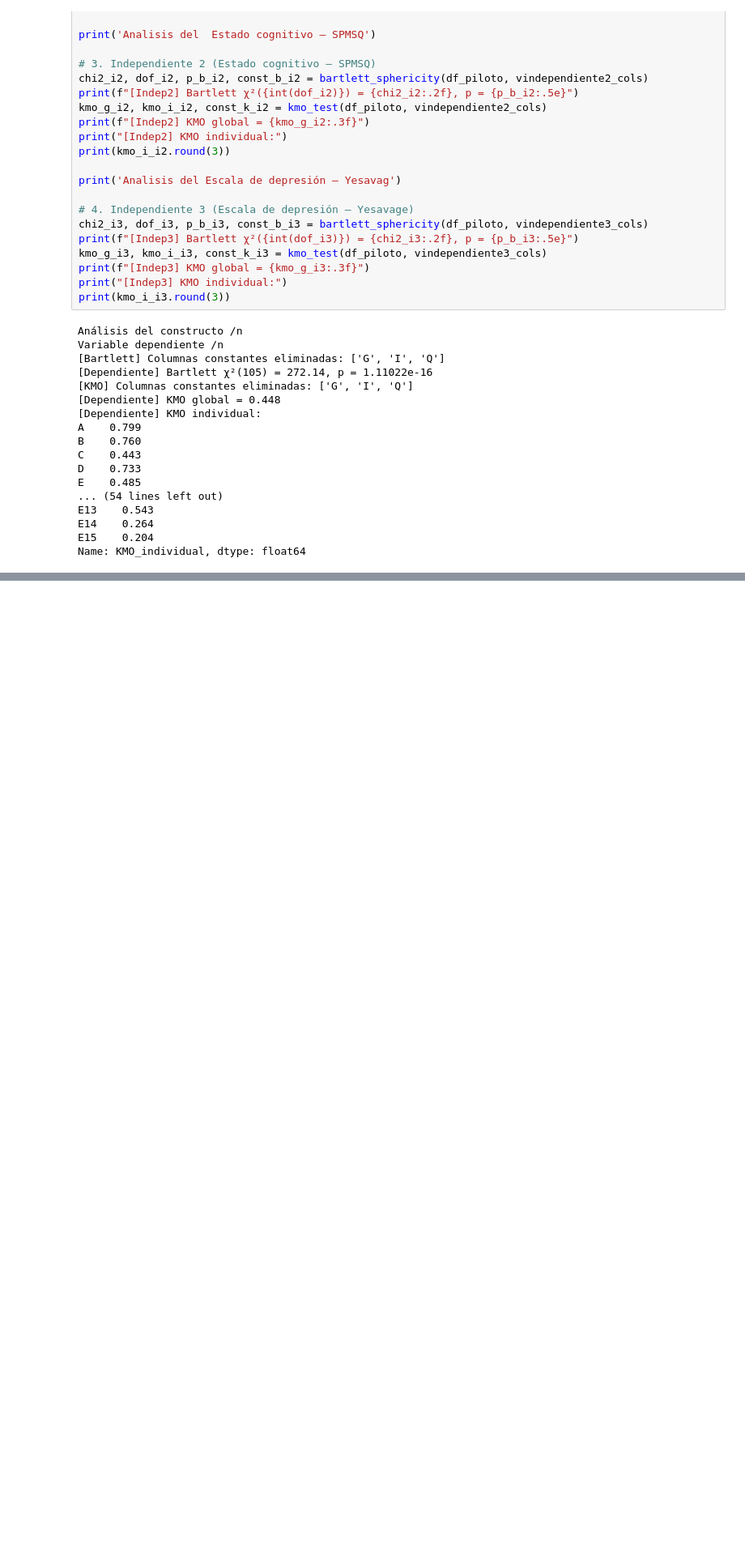
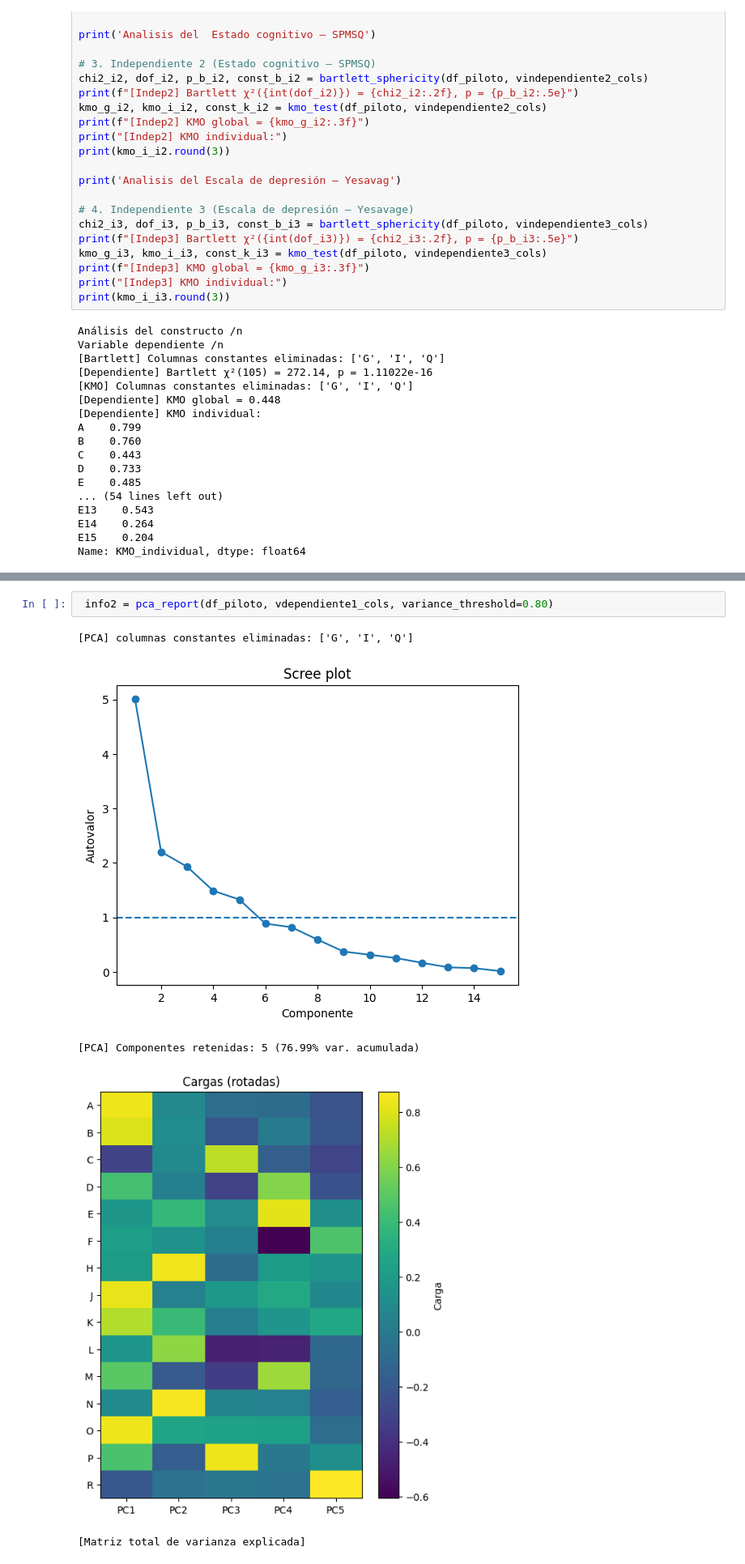
Before and after one commit to BrajanNieto/stats-prob-py, a Jupyter notebook: 100. PilotoAnalysis.ipynb, the cells around one changed output, grey strips where cells are left out. Shown at 81% size. Saved outputs shown, nothing was run; the diff lists cells and outputs as text; blank space fills up the shorter version.

```diff
--- a/100. PilotoAnalysis.ipynb
+++ b/100. PilotoAnalysis.ipynb
@@ -458,0 +461,8 @@ def pca_report(df, cols, variance_threshold=0.80, rotate=True, random_state=None
+# %%
+ info2 = pca_report(df_piloto, vdependiente1_cols, variance_threshold=0.80)
+# %% [output]
+[PCA] columnas constantes eliminadas: ['G', 'I', 'Q']
+[figure, added]
+[PCA] Componentes retenidas: 5 (76.99% var. acumulada)
+[figure, added]
+[Matriz total de varianza explicada]
```
Also changed, not shown: parts of 7 cells of this notebook.
